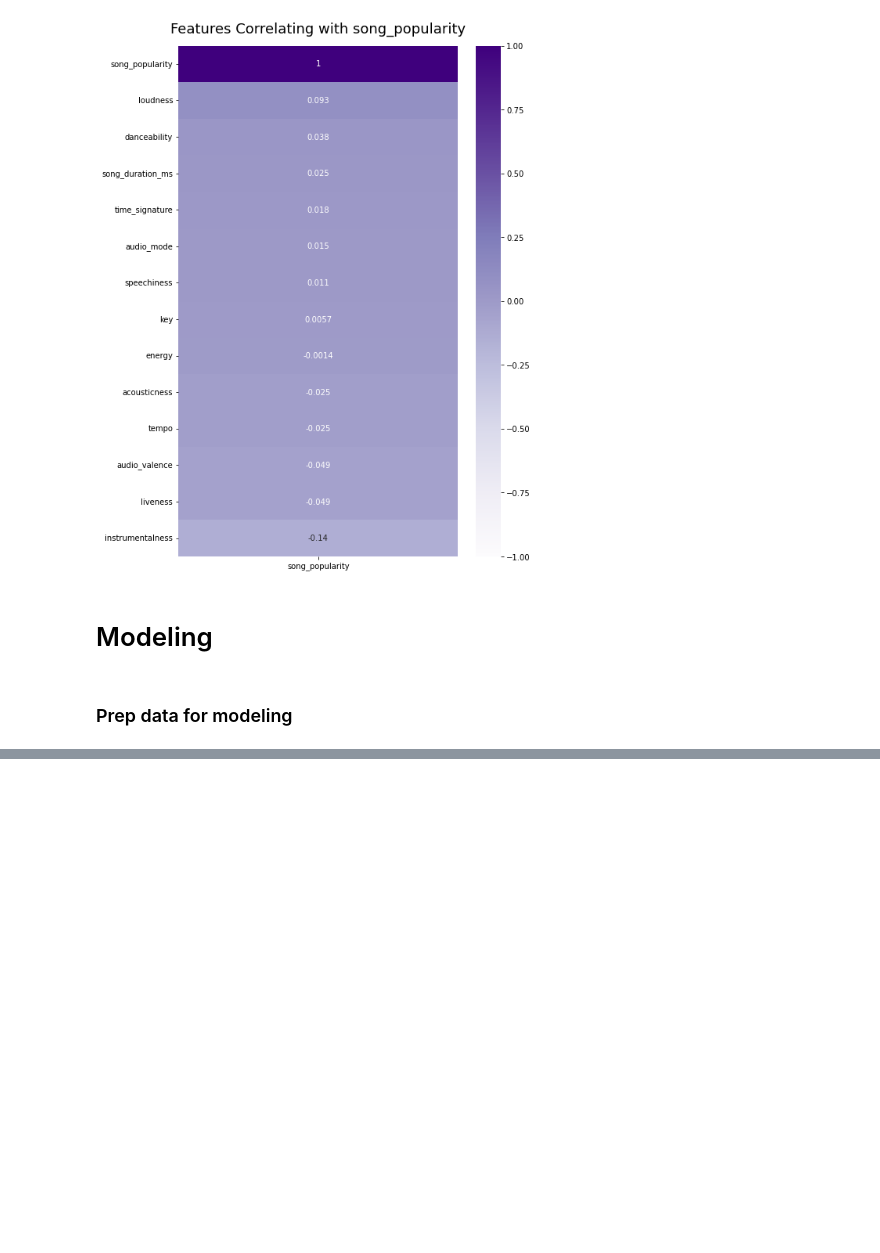
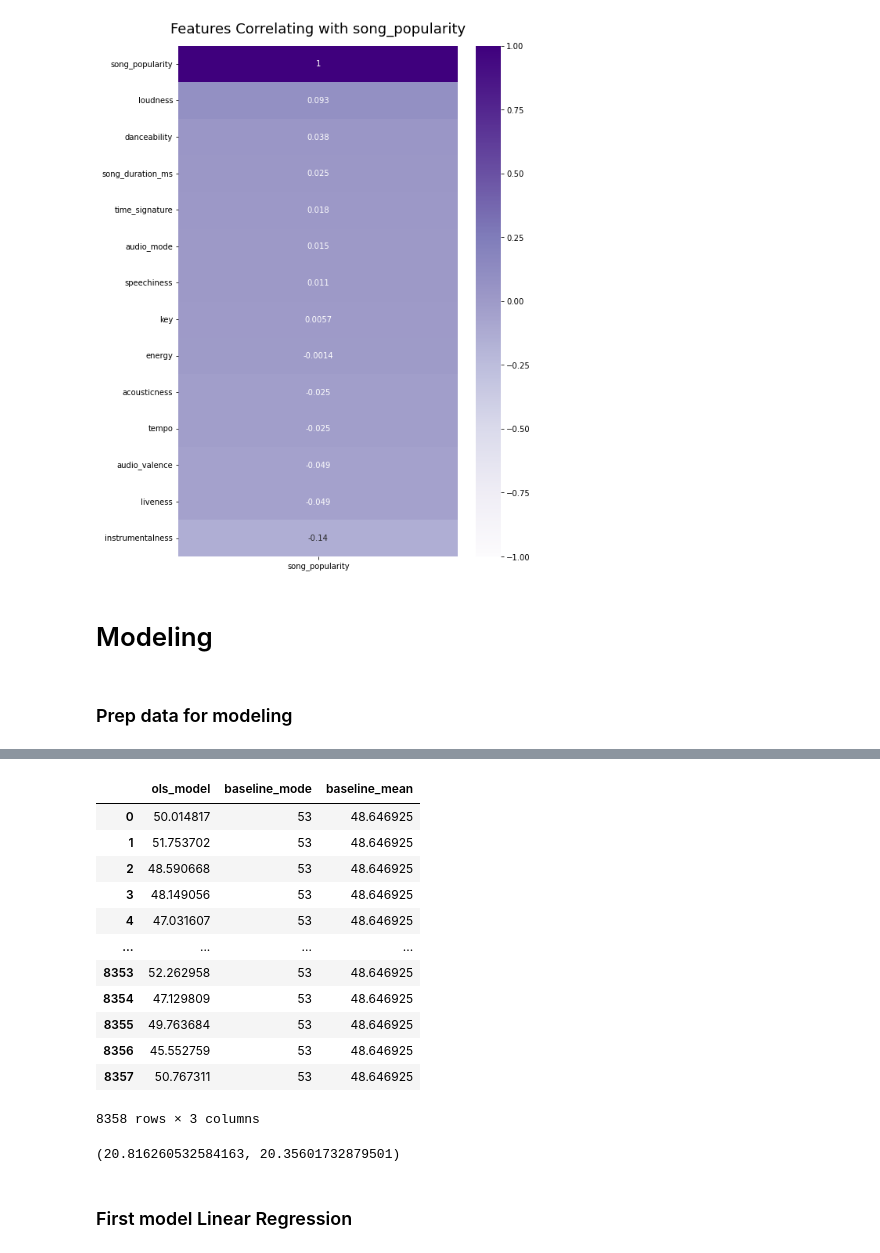
Before and after one commit to Yvette-Ibarra/song_popularity_prediction, a Jupyter notebook: workbook1_song_popularity.ipynb, the cells around one changed output, grey strips where cells are left out. Saved outputs shown, nothing was run; the diff lists cells and outputs as text; code cells hidden in the pictures; blank space fills up the shorter version.

Commit message:
update model section

```diff
--- a/workbook1_song_popularity.ipynb
+++ b/workbook1_song_popularity.ipynb
@@ -439,0 +446,2 @@ y_train, X_train, y_validate,X_validate, y_test, x_test = data_modeling(df, 'son
+# %%
+pred_train =pd.DataFrame()
@@ -439,0 +473,16 @@ y_train, X_train, y_validate,X_validate, y_test, x_test = data_modeling(df, 'son
+# %%
+pred_train
+# %% [output]
+|  | ols_model | baseline_mode | baseline_mean |
+| 0 | 50.014817 | 53 | 48.646925 |
+| 1 | 51.753702 | 53 | 48.646925 |
+| 2 | 48.590668 | 53 | 48.646925 |
+| 3 | 48.149056 | 53 | 48.646925 |
+| 4 | 47.031607 | 53 | 48.646925 |
+| ... | ... | ... | ... |
+| 8353 | 52.262958 | 53 | 48.646925 |
+| 8354 | 47.129809 | 53 | 48.646925 |
+| 8355 | 49.763684 | 53 | 48.646925 |
+| 8356 | 45.552759 | 53 | 48.646925 |
+| 8357 | 50.767311 | 53 | 48.646925 |
+8358 rows × 3 columns
@@ -439,0 +496,6 @@ y_train, X_train, y_validate,X_validate, y_test, x_test = data_modeling(df, 'son
+# %%
+RMSE_baseline_mode_train, RMSE_baseline_mean_train
+# %% [output]
+(20.816260532584163, 20.35601732879501)
+# %% [markdown]
+### First model Linear Regression
```
Also changed, not shown: parts of 18 cells of this notebook.
